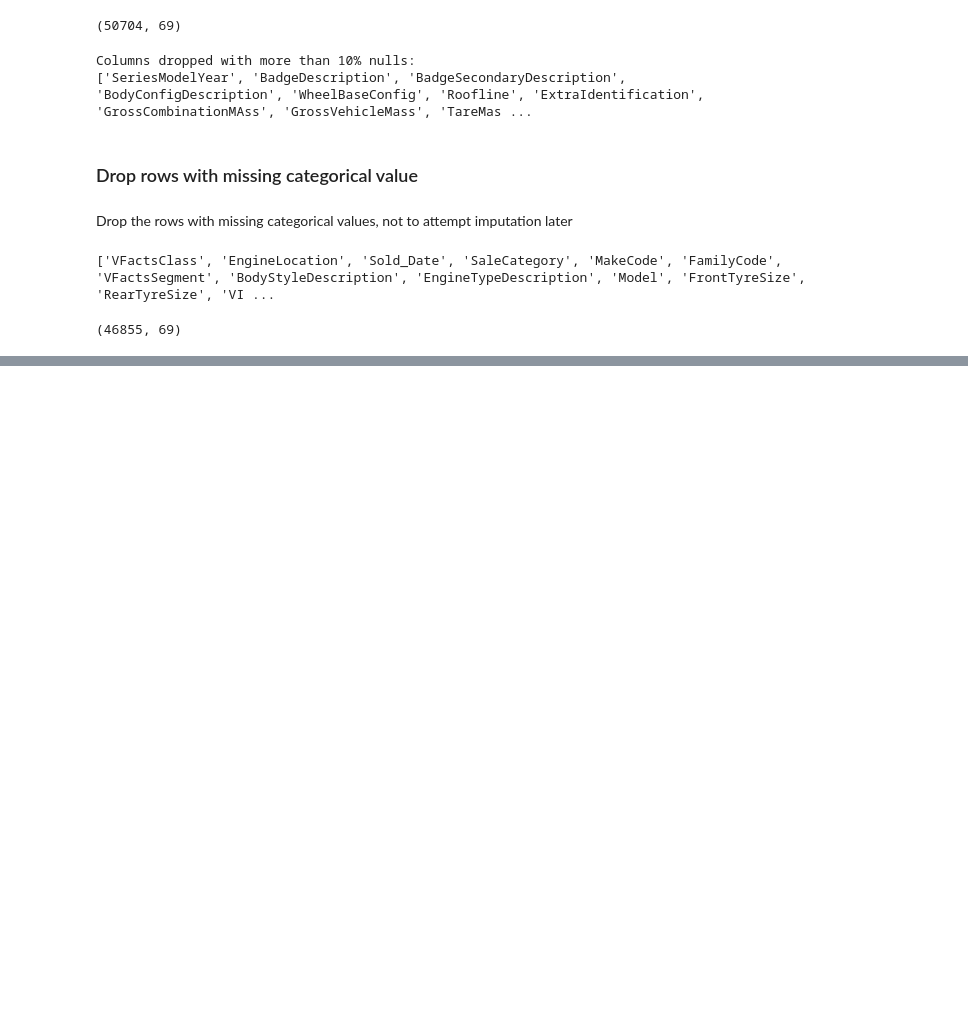
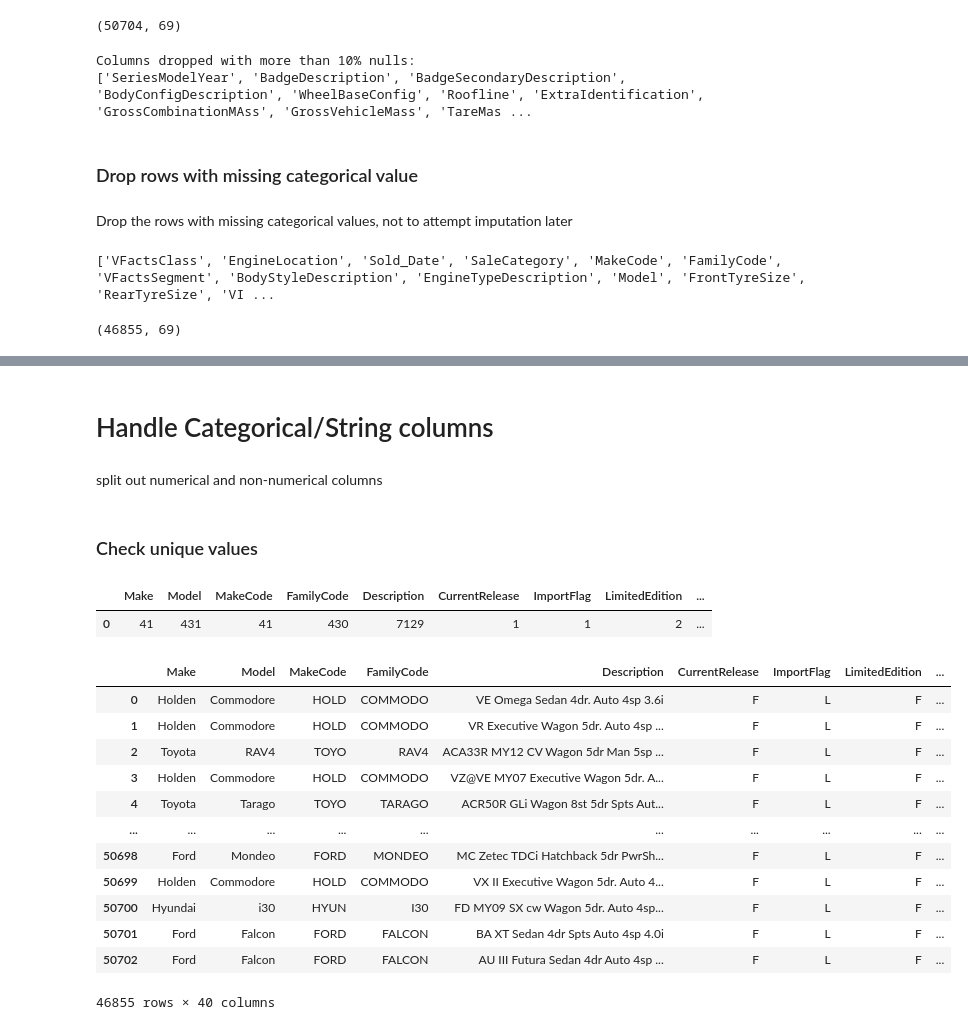
Before and after one commit to roosern-dev/DDST, a Jupyter notebook: scripts/Cleaning.ipynb, the cells around one changed output, grey strips where cells are left out. Cells and saved outputs as stored; diff of their text form; code cells hidden in the pictures; blank space fills up the shorter version.

```diff
--- a/scripts/Cleaning.ipynb
+++ b/scripts/Cleaning.ipynb
@@ -159,0 +204,4 @@ def drop_non_numerical_nulls(input_df:pd.DataFrame):
+# %% [markdown]
+# Handle Categorical/String columns
+# %% [markdown]
+split out numerical and non-numerical columns
@@ -159,0 +212,23 @@ def drop_non_numerical_nulls(input_df:pd.DataFrame):
+# %% [markdown]
+### Check unique values
+# %%
+pd.DataFrame(non_numerical_cols_df.nunique()).transpose()
+# %% [output]
+|  | Make | Model | MakeCode | FamilyCode | Description | CurrentRelease | ImportFlag | LimitedEdition | ... |
+| 0 | 41 | 431 | 41 | 430 | 7129 | 1 | 1 | 2 | ... |
+# %%
+columns_to_encode
+# %% [output]
+|  | Make | Model | MakeCode | FamilyCode | Description | CurrentRelease | ImportFlag | LimitedEdition | ... |
+| 0 | Holden | Commodore | HOLD | COMMODO | VE Omega Sedan 4dr. Auto 4sp 3.6i | F | L | F | ... |
+| 1 | Holden | Commodore | HOLD | COMMODO | VR Executive Wagon 5dr. Auto 4sp ... | F | L | F | ... |
+| 2 | Toyota | RAV4 | TOYO | RAV4 | ACA33R MY12 CV Wagon 5dr Man 5sp ... | F | L | F | ... |
+| 3 | Holden | Commodore | HOLD | COMMODO | VZ@VE MY07 Executive Wagon 5dr. A... | F | L | F | ... |
+| 4 | Toyota | Tarago | TOYO | TARAGO | ACR50R GLi Wagon 8st 5dr Spts Aut... | F | L | F | ... |
+| ... | ... | ... | ... | ... | ... | ... | ... | ... | ... |
+| 50698 | Ford | Mondeo | FORD | MONDEO | MC Zetec TDCi Hatchback 5dr PwrSh... | F | L | F | ... |
+| 50699 | Holden | Commodore | HOLD | COMMODO | VX II Executive Wagon 5dr. Auto 4... | F | L | F | ... |
+| 50700 | Hyundai | i30 | HYUN | I30 | FD MY09 SX cw Wagon 5dr. Auto 4sp... | F | L | F | ... |
+| 50701 | Ford | Falcon | FORD | FALCON | BA XT Sedan 4dr Spts Auto 4sp 4.0i | F | L | F | ... |
+| 50702 | Ford | Falcon | FORD | FALCON | AU III Futura Sedan 4dr Auto 4sp ... | F | L | F | ... |
+46855 rows × 40 columns
```
Also changed, not shown: parts of 11 cells of this notebook.
